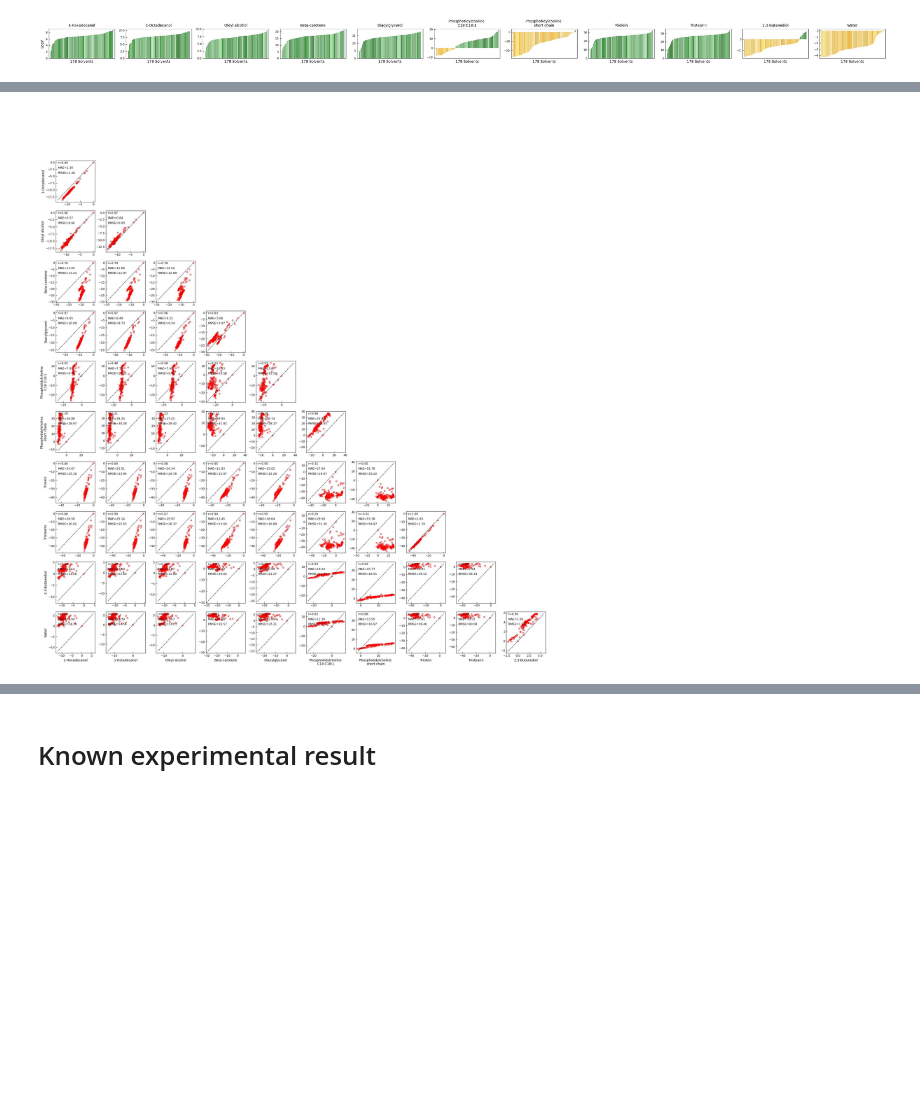
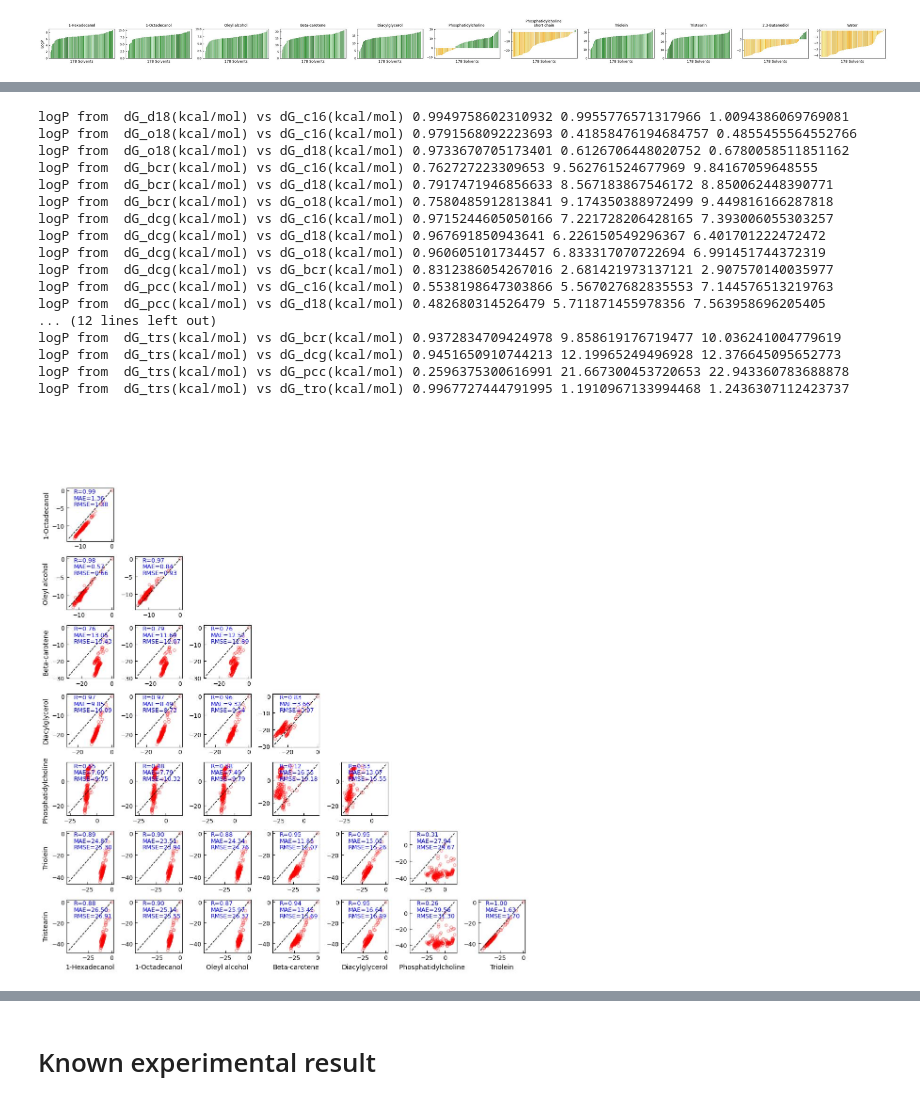
Before and after one commit to zhangdf07/SEP, a Jupyter notebook: Long-chain-fatty-acid/ML_screening.ipynb, the cells around one changed output, grey strips where cells are left out. Drawn from its saved outputs; the diff is of its cells as text; code cells hidden in the pictures; blank space fills up the shorter version.

Commit message:
Update fatty alcohol code

```diff
--- a/Long-chain-fatty-acid/ML_screening.ipynb
+++ b/Long-chain-fatty-acid/ML_screening.ipynb
@@ -39,3 +47,21 @@ from tqdm import tqdm
+# %%
+# Convert header to molecule name
+header_to_name = {'c16':'1-Hexadecanol',
+                  'd18':'1-Octadecanol',
+                  'o18':'Oleyl alcohol',
+                  'bcr':'Beta-carotene',
+                  'dcg':'Diacylglycerol',
+                  'pcc':'Phosphatidylcholine ', #\nC18 C18:1',
+                  'pcs':'Phosphatidylcholine \nshort chain',
+                  'tro':'Triolein',
+                  'trs':'Tristearin',
+                  'bdo':'2,3-Butanediol',
+                  'wat':'Water'
+                 }
+
+gloabel_plot_keys = ['c16', 'd18', 'o18', 'bcr', 'dcg', 'pcc', 'tro', 'trs']
+def if_contain_keys(input_key, key_list=gloabel_plot_keys):
+    return np.any([ k in input_key for k in key_list ])
 # %% [markdown]
 # Data collection (skip if needed)
 This part creates modeling_results.csv, which contains all the energy data needed. If the file exists, this section can be skipped.
@@ -215,46 +291,74 @@ import numpy as np
 import matplotlib.pyplot as plt
 import itertools
 
-cols = [ col for col in df_solvent_merged.columns if 'dG_' in col ]
+cols = [ col for col in df_solvent_merged.columns if 'dG_' in col and if_contain_keys(col) ]
 n = len(cols)
 
 labels = [c.replace('dG_', '').replace('(kcal/mol)', '') for c in cols]
 labels = [ header_to_name[b] for b in labels ]
 
-fig, axs = plt.subplots(n, n, figsize=(2.2*n, 2.2*n), dpi=100, tight_layout=True)
+fig, axs = plt.subplots(n, n, figsize=(12,12), dpi=100, tight_layout=True)
 
+comparison_pairs = {}
 for i in range(n):
     for j in range(n):
         ax = axs[i, j]
         if j >= i:
             # upper triangle + diagonal: hide (or use diagonal for histograms if you want)
             ax.axis('off')
             continue
 
         x = df_solvent_merged[cols[j]]
         y = df_solvent_merged[cols[i]]
 
-        ax.plot(x, y, color='r', lw=2, ls='', marker='o', ms=4, markerfacecolor='None', markeredgecolor='r')
+        ax.plot(x, y, color='r', lw=2, ls='', marker='o', ms=4, markerfacecolor='None', markeredgecolor='r', alpha=0.4)
         ax_min, ax_max = np.min((x, y)), np.max((x, y))
         ax.plot([ax_min, ax_max], [ax_min, ax_max], color='k', lw=1, ls='--')
 
         # Pearson correlation coefficient
         r = np.corrcoef(x, y)[0, 1]
         mae = np.mean(np.abs(x - y))
         rmse = np.sqrt(np.mean((x - y) ** 2))
 
-        ax.text(0.05, 0.92, f'r={r:.2f}', transform=ax.transAxes, fontsize=9)
-        ax.text(0.05, 0.80, f'MAE={mae:.2f}', transform=ax.transAxes, fontsize=9)
-        ax.text(0.05, 0.68, f'RMSE={rmse:.2f}', transform=ax.transAxes, fontsize=9)
+        ax.text(0.15, 0.90, f'R={r:.2f}', transform=ax.transAxes, fontsize=9, color='b')
+        ax.text(0.15, 0.78, f'MAE={mae:.2f}', transform=ax.transAxes, fontsize=9, color='b')
+        ax.text(0.15, 0.66, f'RMSE={rmse:.2f}', transform=ax.transAxes, fontsize=9, color='b')
+        #print( cols[i], 'vs', cols[j], r, mae, rmse )
 
         ax.tick_params(direction='in', labelsize=9)
         # Only label outer axes to avoid clutter
         if i == n - 1:
             ax.set_xlabel(labels[j], fontsize=10)
         if j == 0:
             ax.set_ylabel(labels[i], fontsize=10)
 
-#plt.savefig('Compare_dG_all_pairs.png', dpi=300)
+        # For logP
+        x = -x/(2.303*1.987*0.001*(273.15+25))
+        y = -y/(2.303*1.987*0.001*(273.15+25))
+        r = np.corrcoef(x, y)[0, 1]
+        mae = np.mean(np.abs(x - y))
+        rmse = np.sqrt(np.mean((x - y) ** 2))
+        print( 'logP from ', cols[i], 'vs', cols[j], r, mae, rmse )
+        comparison_pairs[ cols[i]+'_vs_'+cols[j] ] = [r, rmse]
+
+plt.savefig('Compare_dG_pairwise.png', dpi=400)
 plt.show()
 # %% [output]
+logP from  dG_d18(kcal/mol) vs dG_c16(kcal/mol) 0.9949758602310932 0.9955776571317966 1.0094386069769081
+logP from  dG_o18(kcal/mol) vs dG_c16(kcal/mol) 0.9791568092223693 0.41858476194684757 0.4855455564552766
+logP from  dG_o18(kcal/mol) vs dG_d18(kcal/mol) 0.9733670705173401 0.6126706448020752 0.6780058511851162
+logP from  dG_bcr(kcal/mol) vs dG_c16(kcal/mol) 0.762727223309653 9.562761524677969 9.84167059648555
+logP from  dG_bcr(kcal/mol) vs dG_d18(kcal/mol) 0.7917471946856633 8.567183867546172 8.850062448390771
+logP from  dG_bcr(kcal/mol) vs dG_o18(kcal/mol) 0.7580485912813841 9.174350388972499 9.449816166287818
+logP from  dG_dcg(kcal/mol) vs dG_c16(kcal/mol) 0.9715244605050166 7.221728206428165 7.393006055303257
+logP from  dG_dcg(kcal/mol) vs dG_d18(kcal/mol) 0.967691850943641 6.226150549296367 6.401701222472472
+logP from  dG_dcg(kcal/mol) vs dG_o18(kcal/mol) 0.960605101734457 6.833317070722694 6.991451744372319
+logP from  dG_dcg(kcal/mol) vs dG_bcr(kcal/mol) 0.8312386054267016 2.681421973137121 2.907570140035977
+logP from  dG_pcc(kcal/mol) vs dG_c16(kcal/mol) 0.5538198647303866 5.567027682835553 7.144576513219763
+logP from  dG_pcc(kcal/mol) vs dG_d18(kcal/mol) 0.482680314526479 5.711871455978356 7.563958696205405
+... (12 lines left out)
+logP from  dG_trs(kcal/mol) vs dG_bcr(kcal/mol) 0.9372834709424978 9.858619176719477 10.036241004779619
+logP from  dG_trs(kcal/mol) vs dG_dcg(kcal/mol) 0.9451650910744213 12.19965249496928 12.376645095652773
+logP from  dG_trs(kcal/mol) vs dG_pcc(kcal/mol) 0.2596375300616991 21.667300453720653 22.943360783688878
+logP from  dG_trs(kcal/mol) vs dG_tro(kcal/mol) 0.9967727444791995 1.1910967133994468 1.2436307112423737
-[figure, old version]
+[figure, new version]
```
Also changed, not shown: parts of 99 cells of this notebook, 1 other file.
